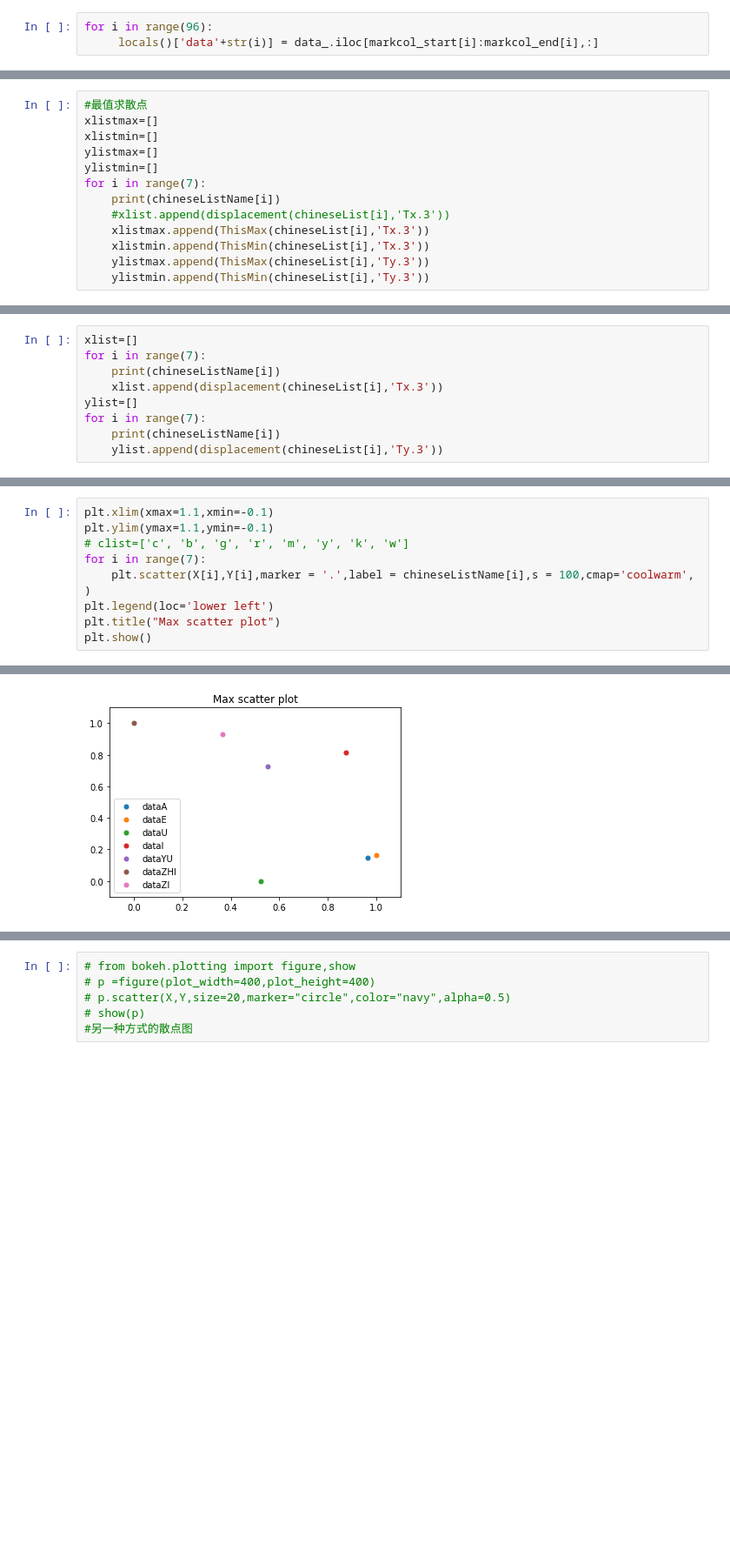
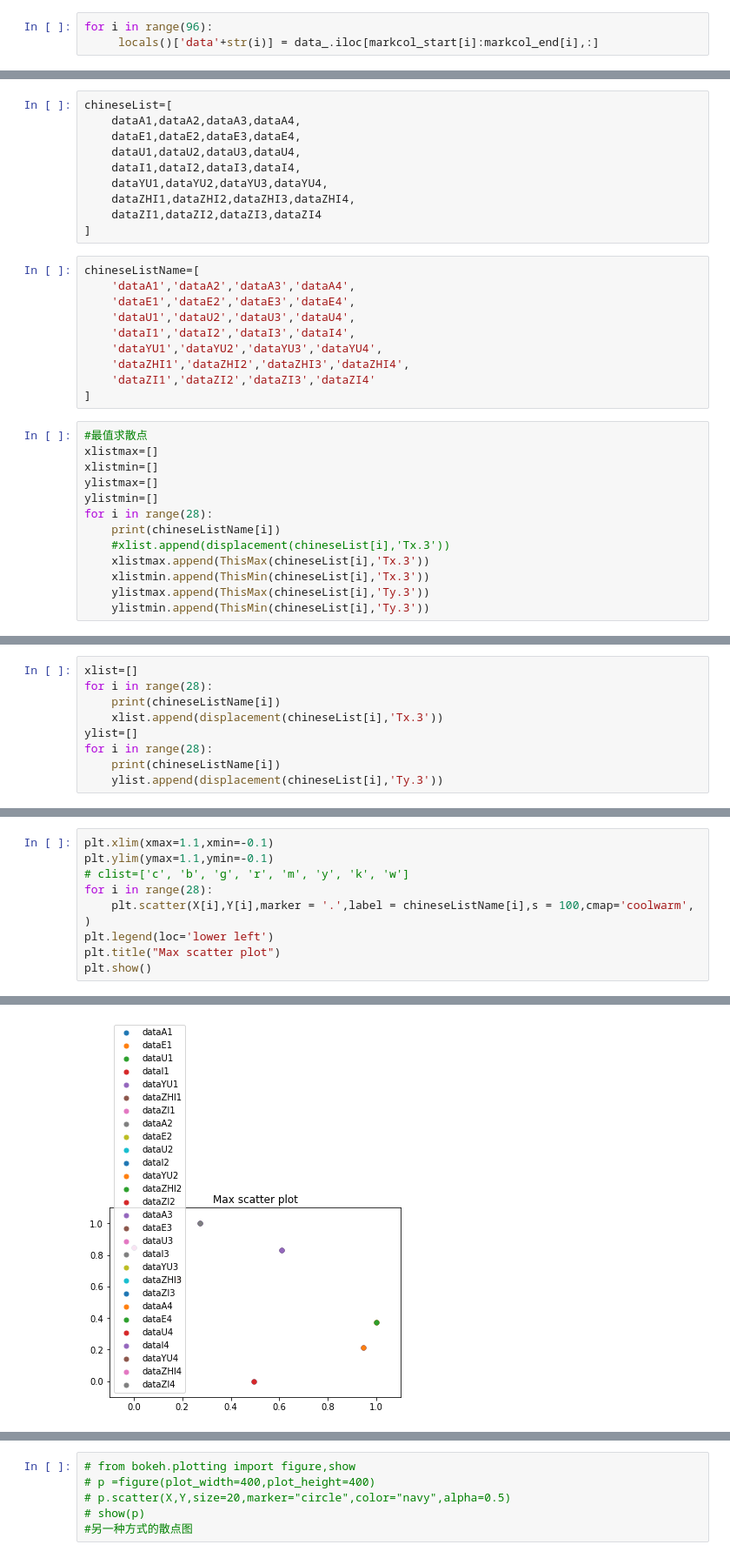
Before and after one commit to mitsuki97/Tongue, a Jupyter notebook: 每个音的位移.ipynb, the cells around one changed output, grey strips where cells are left out. Shown: that part at 87% size. Saved outputs shown, nothing was run; the diff lists cells and outputs as text; blank space fills up the shorter version.

```diff
--- a/每个音的位移.ipynb
+++ b/每个音的位移.ipynb
@@ -166,10 +278,30 @@ chineseListName=['dataA','dataE','dataU','dataI','dataYU','dataZHI','dataZI']
+# %%
+chineseList=[
+    dataA1,dataA2,dataA3,dataA4,
+    dataE1,dataE2,dataE3,dataE4,
+    dataU1,dataU2,dataU3,dataU4,
+    dataI1,dataI2,dataI3,dataI4,
+    dataYU1,dataYU2,dataYU3,dataYU4,
+    dataZHI1,dataZHI2,dataZHI3,dataZHI4,
+    dataZI1,dataZI2,dataZI3,dataZI4
+]
+# %%
+chineseListName=[
+    'dataA1','dataA2','dataA3','dataA4',
+    'dataE1','dataE2','dataE3','dataE4',
+    'dataU1','dataU2','dataU3','dataU4',
+    'dataI1','dataI2','dataI3','dataI4',
+    'dataYU1','dataYU2','dataYU3','dataYU4',
+    'dataZHI1','dataZHI2','dataZHI3','dataZHI4',
+    'dataZI1','dataZI2','dataZI3','dataZI4'
+]
 # %%
 #最值求散点
 xlistmax=[]
 xlistmin=[]
 ylistmax=[]
 ylistmin=[]
-for i in range(7):
+for i in range(28):
     print(chineseListName[i])
     #xlist.append(displacement(chineseList[i],'Tx.3'))
     xlistmax.append(ThisMax(chineseList[i],'Tx.3'))
@@ -197,10 +330,10 @@ dataA
 # %%
 xlist=[]
-for i in range(7):
+for i in range(28):
     print(chineseListName[i])
     xlist.append(displacement(chineseList[i],'Tx.3'))
 ylist=[]
-for i in range(7):
+for i in range(28):
     print(chineseListName[i])
     ylist.append(displacement(chineseList[i],'Ty.3'))
 # %% [output]
@@ -242,7 +375,7 @@ print(Y)
 plt.xlim(xmax=1.1,xmin=-0.1)
 plt.ylim(ymax=1.1,ymin=-0.1)
 # clist=['c', 'b', 'g', 'r', 'm', 'y', 'k', 'w']
-for i in range(7):
+for i in range(28):
     plt.scatter(X[i],Y[i],marker = '.',label = chineseListName[i],s = 100,cmap='coolwarm', )
 plt.legend(loc='lower left')
 plt.title("Max scatter plot")
@@ -259,4 +384,4 @@ The `ymax` argument was deprecated in Matplotlib 3.0 and will be removed in 3.2.
-[figure, old version]
+[figure, new version]
 # %%
 #归一化
 arr = np.asarray(xlistmin)
```
Also changed, not shown: parts of 19 cells of this notebook.
